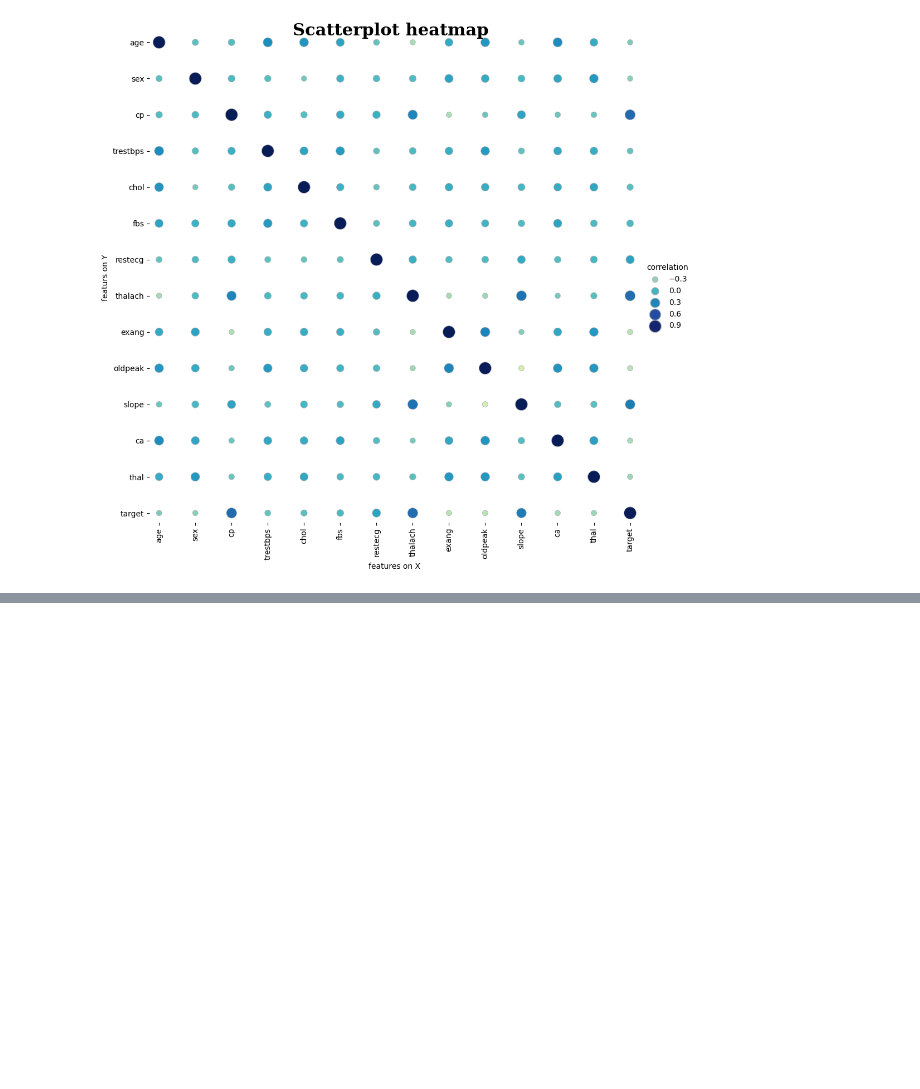
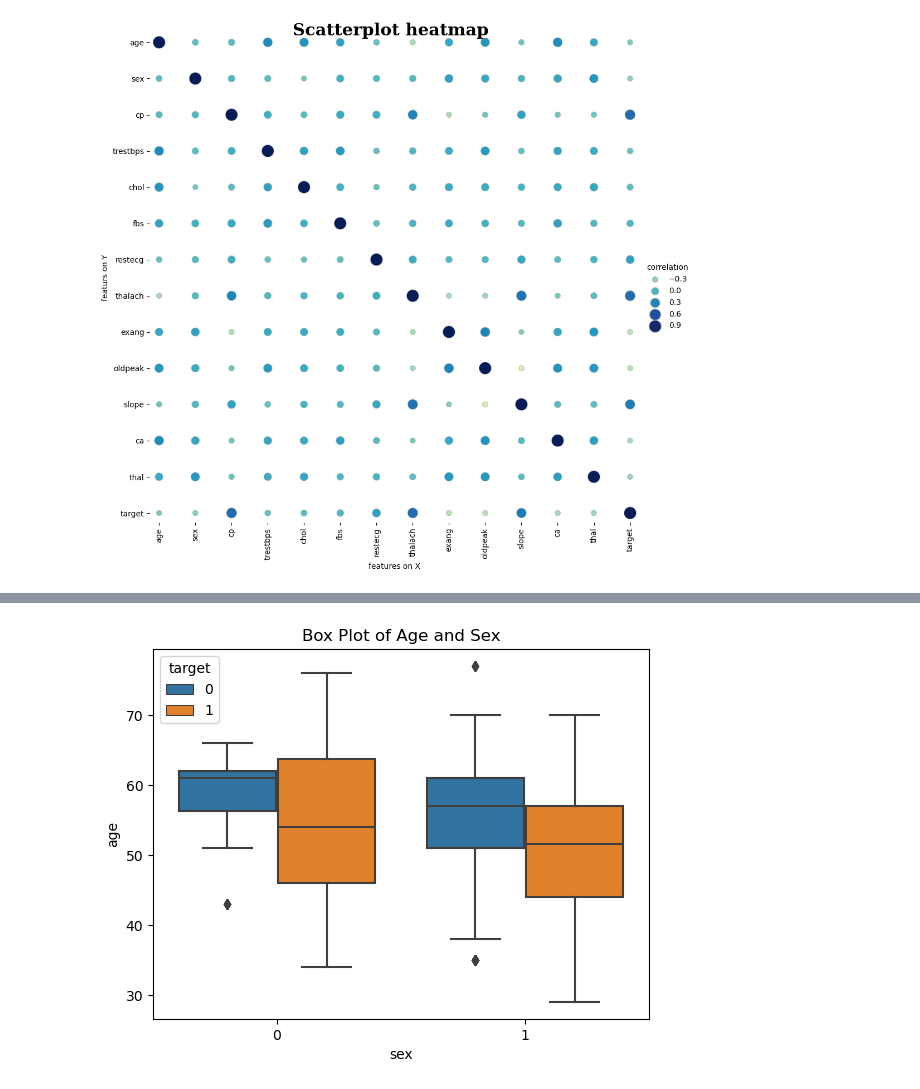
Before and after one commit to FirstNet-Systems-UK/Heart-Disease-Prediction-Model, a Jupyter notebook: heart-disease-prediction.ipynb, the cells around one changed output, grey strips where cells are left out. Cells and saved outputs as stored; diff of their text form; code cells hidden in the pictures; blank space fills up the shorter version.

```diff
--- a/heart-disease-prediction.ipynb
+++ b/heart-disease-prediction.ipynb
@@ -224,0 +242,6 @@ plt.show()
+# %%
+sns.boxplot(data=train, x='sex', y='age', hue='target')
+plt.title('Box Plot of Age and Sex')
+plt.show()
+# %% [output]
+[figure, added]
```
Also changed, not shown: parts of 6 cells of this notebook.
